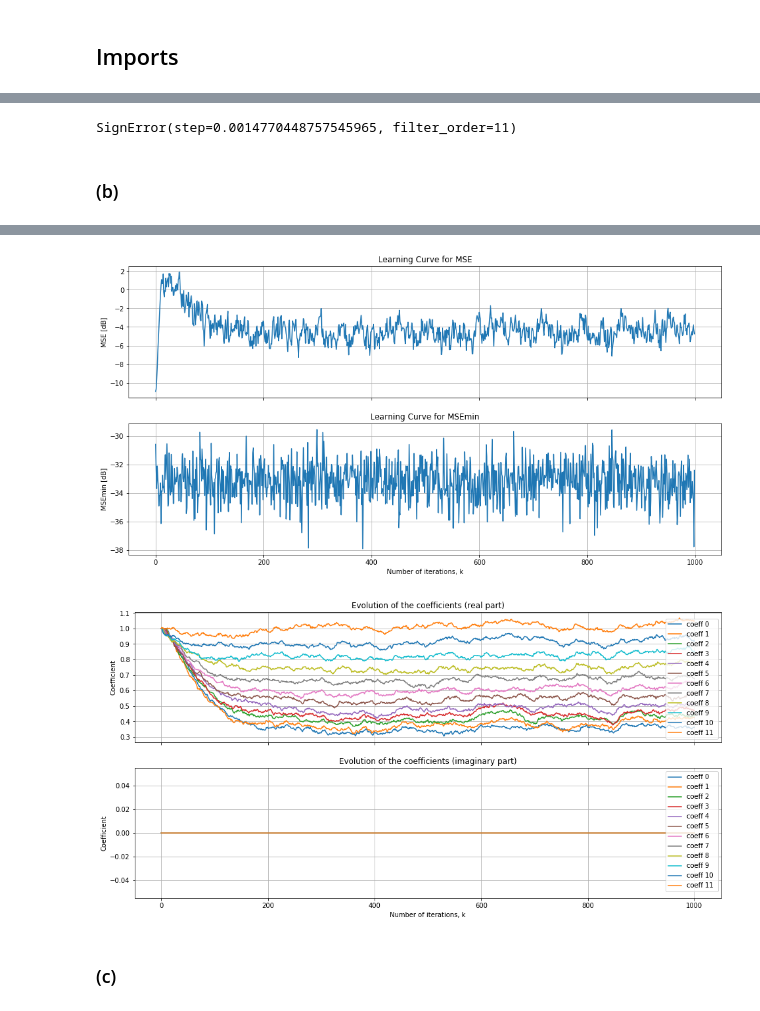
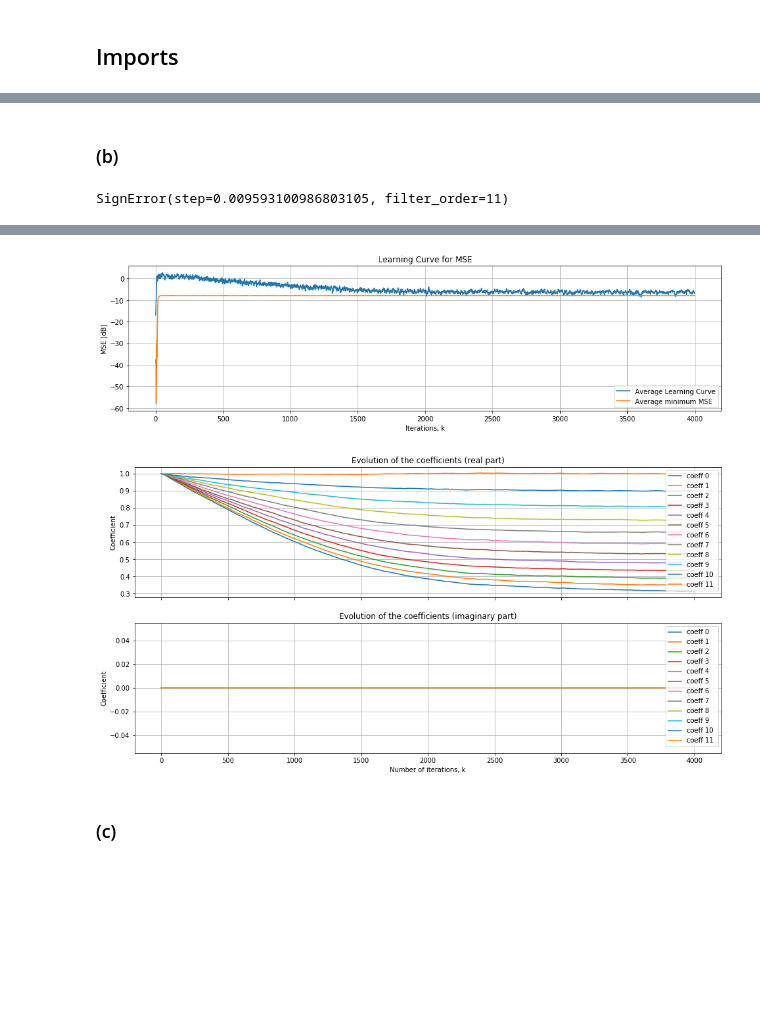
Before and after one commit to guedes-joaofelipe/adaptive-filtering, a Jupyter notebook: Notebooks/exercises_chap4.ipynb, the cells around one changed output, grey strips where cells are left out. Drawn from its saved outputs; the diff is of its cells as text; code cells hidden in the pictures; blank space fills up the shorter version.

```diff
--- a/Notebooks/exercises_chap4.ipynb
+++ b/Notebooks/exercises_chap4.ipynb
@@ -22,8 +32,8 @@ N = 11+1 # Number of coefficients
 sigma_x2 = .5
 sigma_n2 = 1e-3
 R = sigma_x2*np.eye(N)
-mse_estimate = sigma_x2
-mse_min_estimate = sigma_x2
-mu_max = (np.sqrt(np.pi*mse_estimate/2)/np.trace(R))
+mse_estimate = sigma_n2+sigma_x2*((.9)**(N*2))/(1-.9**2)
+mse_min_estimate = sigma_n2
+mu_max = 1/np.trace(R)*(np.sqrt(np.pi*mse_estimate/2))
 print ('mu_max: ', mu_max)
 # %% [output]
@@ -31,47 +41,61 @@ mu_max:  0.14770448757545965
-# %%
-K = 100             # number of iterations (signal length)
-mu = .01*mu_max
-def run_problem_8(K, mu):
-    d = np.zeros([K]) # Desired signal
-    x = np.random.uniform(-1, 1, K)
-    x = (x-x.mean())/np.sqrt(x.var()/sigma_x2) # Input signal
-    n = np.sqrt(sigma_n2/2)*(np.random.normal(size=K)) # Noise signal
-
-    for k in np.arange(K):
-        d[k] = .9*d[k-1]+x[k]+n[k] if k != 0 else x[k]+n[k]
-
-    # Fitting algorithm
-    model = SignError(step=mu, filter_order=N-1, init_coef=np.ones([N]))
-    model.fit(d, x)
-
-    return model, n
-
-model, n = run_problem_8(K, mu)
-print (model)
-# %% [output]
-SignError(step=0.0014770448757545965, filter_order=11)
 # %% [markdown]
 ### (b)
+# %%
+K = 4000             # number of iterations (signal length)
+factor = 10
+mu = mu_max/factor
+def run_problem_8(K, mu):
+    d = np.zeros([K]) # Desired signal
+    x = np.random.uniform(-1, 1, K)
+    x = (x-x.mean())/np.sqrt(x.var()/sigma_x2) # Input signal
+    n = np.sqrt(sigma_n2/2)*(np.random.normal(size=K)) # Noise signal
+
+    for k in np.arange(K):
+        d[k] = .9*d[k-1]+x[k]+n[k] if k != 0 else x[k]+n[k]
+
+    # Fitting algorithm
+    model = SignError(step=mu, filter_order=N-1, init_coef=np.ones([N]))
+    model.fit(d, x)
+
+    MSE_min = np.zeros([K])
+    arr = 0.9**11*0.9**(np.arange(K, 0, -1))
+
+    for k in np.arange(K):
+        if (k<N):
+            MSE_min[k] = n[k]**2
+        else:
+            MSE_min[k] = n[k]**2+(np.dot(arr[::-1][:k-N] ** 2,x[:k-N] ** 2))
+
+
+    return model, n, x, MSE_min
+
+model, n, x, MSE_min = run_problem_8(K, mu)
+print (model)
+# %% [output]
+SignError(step=0.009593100986803105, filter_order=11)
 # %%
-n_ensembles = 25   # number of realizations within the ensemble
-K = 1000
+%time
+n_ensembles = 100   # number of realizations within the ensemble
+K = 4000
 W = np.ones([n_ensembles, K+1, N])
 MSE = np.zeros([n_ensembles, K]) # MSE vector for each realization
 MSE_min = np.zeros([n_ensembles, K]) # Minimum MSE for each realization
-frac = 10
+frac = 100
 mu = mu_max/frac
 
 for ensemble in np.arange(n_ensembles):
-    model, n = run_problem_8(K, mu)
+    model, n, x, MSE_min = run_problem_8(K, mu)
 
     W[ensemble] = np.real(model.coef_vector)
     MSE[ensemble] = MSE[ensemble] + np.real(np.absolute(model.error_vector)**2)
-    MSE_min[ensemble] = MSE_min[ensemble] + np.real(np.absolute(n**2))
+
+
+    MSE_min[ensemble] = MSE_min[ensemble] + 0
 
 W_av = np.sum(W, axis=0)/n_ensembles
 MSE_av = sum(MSE, 2)/n_ensembles
 MSEmin_av = np.sum(MSE_min, axis=0)/n_ensembles
 
 # Generating plots
-generate_learning_plots(K, N, MSE_av, MSEmin_av, W_av, None, output_filepath=None, algorithm='LMS_run'+str(n_ensembles) )
+generate_learning_plots(K, N, MSE_av, MSE_min, W_av, None, output_filepath=None, algorithm='LMS_run'+str(n_ensembles) )
 # %% [output]
@@ -78,4 +104,4 @@ generate_learning_plots(K, N, MSE_av, MSEmin_av, W_av, None, output_filepath=Non
-[figure, old version]
+[figure, new version]
-[figure, old version]
+[figure, new version]
 # %% [markdown]
 ### (c)
```
Also changed, not shown: parts of 9 cells of this notebook.
